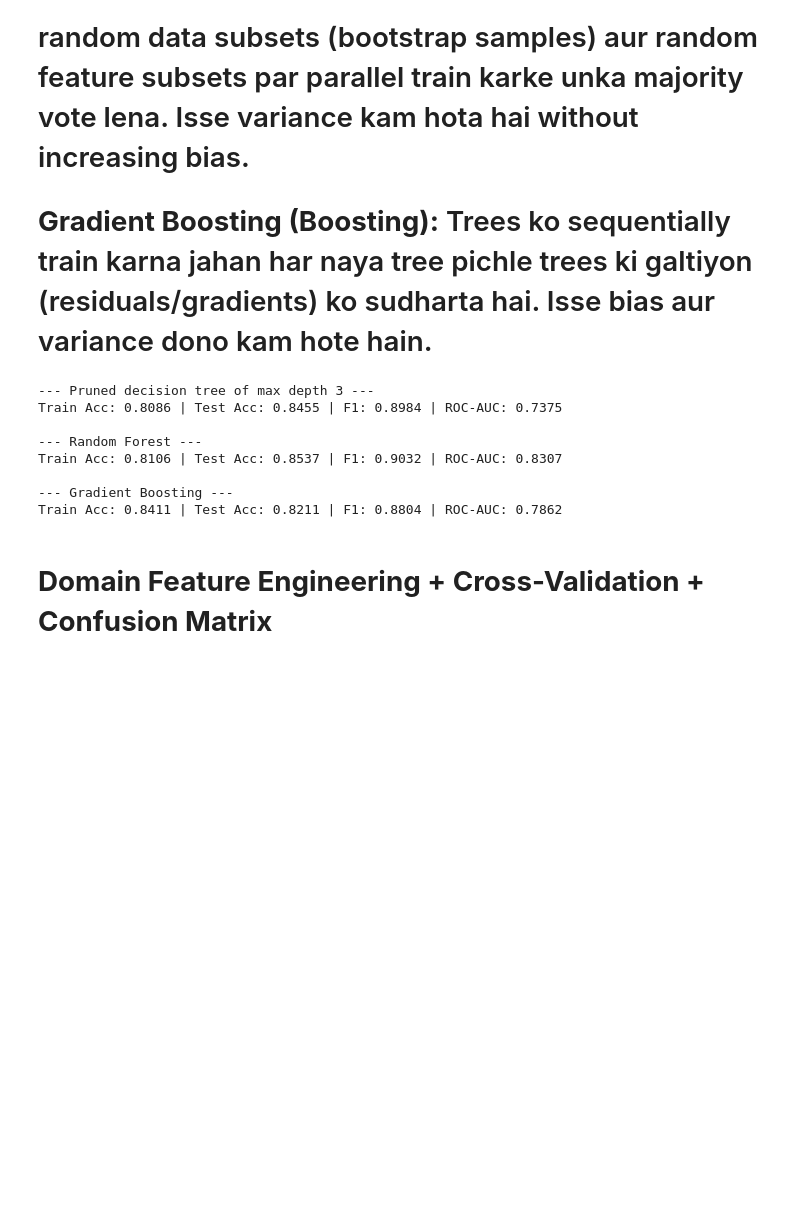
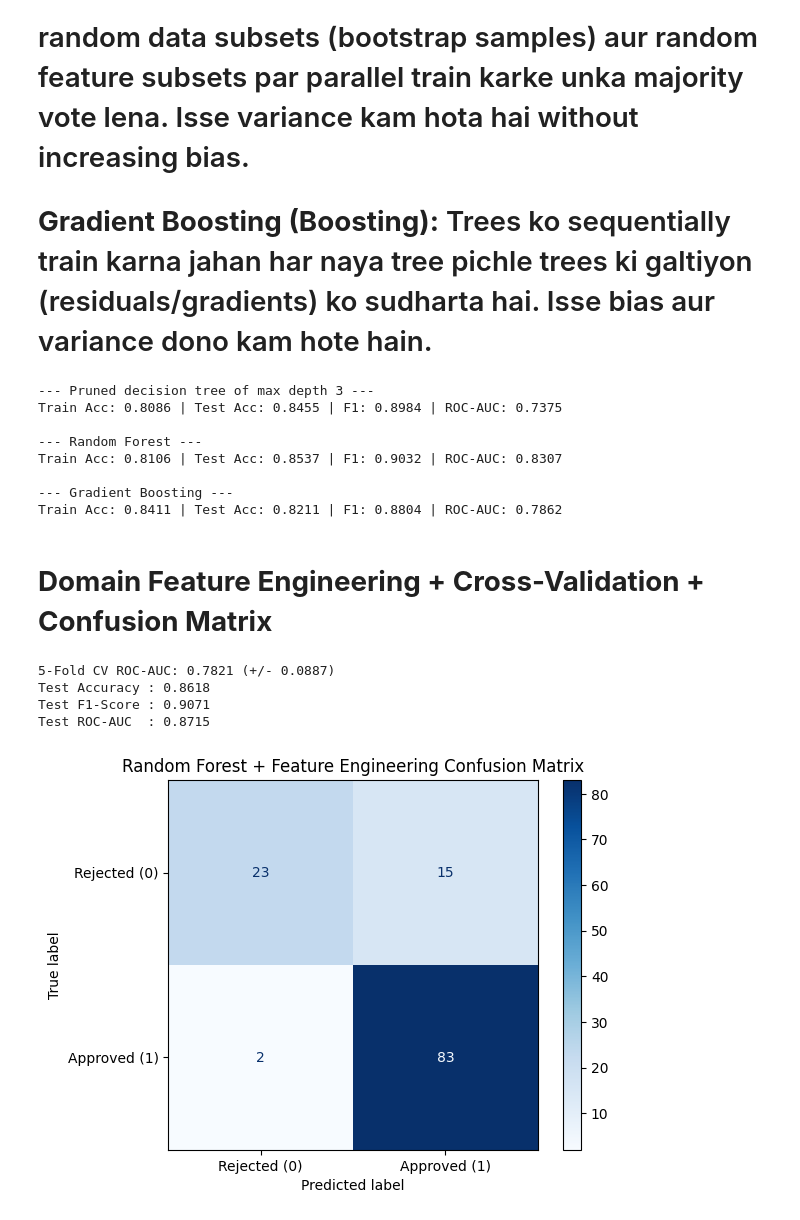
Before and after one commit to sanya-6976/loan-approval-ml-project, a Jupyter notebook: loan_approval_ml.ipynb, the cells around one changed output. Drawn from its saved outputs; the diff is of its cells as text; code cells hidden in the pictures; blank space fills up the shorter version.

```diff
--- a/loan_approval_ml.ipynb
+++ b/loan_approval_ml.ipynb
@@ -203,0 +201,53 @@ from sklearn.metrics import confusion_matrix
+# %%
+from sklearn.model_selection import StratifiedKFold, cross_val_score
+from sklearn.metrics import ConfusionMatrixDisplay
+
+def add_domain_features(data):
+  df_feat = data.copy() # Corrected to use passed data instead of global df
+  df_feat['TotalIncome'] = df_feat['ApplicantIncome'] + df_feat['CoapplicantIncome'] # Fixed typos
+
+  df_feat['LoanAmount_Log'] = np.log(df_feat['LoanAmount'])
+  df_feat['TotalIncome_Log'] = np.log(df_feat['TotalIncome'])
+
+  df_feat['Loan_to_Income'] = df_feat['LoanAmount'] / (df_feat['TotalIncome'] + 1)
+  return df_feat
+
+X_train_fe = add_domain_features(X_train)
+X_test_fe = add_domain_features(X_test)
+
+# Define the feature columns specifically
+num_cols_fe = num_col + ['TotalIncome', 'LoanAmount_Log', 'TotalIncome_Log', 'Loan_to_Income']
+cat_cols = cat_col
+
+preprocessor_fe = ColumnTransformer(transformers=[
+    ('num', SimpleImputer(strategy='median'), num_cols_fe),
+    ('cat', cat_transformer, cat_cols)
+])
+
+rf_fe_pipe = Pipeline(steps=[
+    ('preprocessor', preprocessor_fe),
+    ('classifier', RandomForestClassifier(n_estimators=100, max_depth=5, random_state=42))
+])
+
+cv = StratifiedKFold(n_splits=5 , shuffle = True , random_state = 42)
+cv_roc = cross_val_score(rf_fe_pipe, X_train_fe, y_train, cv=cv, scoring='roc_auc')
+print(f"5-Fold CV ROC-AUC: {cv_roc.mean():.4f} (+/- {cv_roc.std():.4f})")
+
+rf_fe_pipe.fit(X_train_fe, y_train)
+y_pred_fe = rf_fe_pipe.predict(X_test_fe)
+y_proba_fe = rf_fe_pipe.predict_proba(X_test_fe)[:, 1]
+
+print(f"Test Accuracy : {accuracy_score(y_test, y_pred_fe):.4f}")
+print(f"Test F1-Score : {f1_score(y_test, y_pred_fe):.4f}")
+print(f"Test ROC-AUC  : {roc_auc_score(y_test, y_proba_fe):.4f}")
+
+# 4. Plot Confusion Matrix
+ConfusionMatrixDisplay.from_predictions(y_test, y_pred_fe, display_labels=['Rejected (0)', 'Approved (1)'], cmap='Blues')
+plt.title("Random Forest + Feature Engineering Confusion Matrix")
+plt.show()
+# %% [output]
+5-Fold CV ROC-AUC: 0.7821 (+/- 0.0887)
+Test Accuracy : 0.8618
+Test F1-Score : 0.9071
+Test ROC-AUC  : 0.8715
+[figure, added]
```
Also changed, not shown: parts of 1 cell of this notebook.
